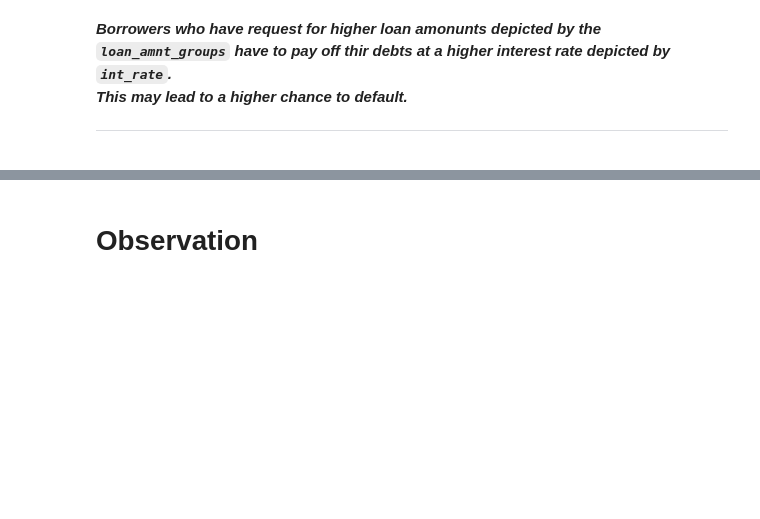
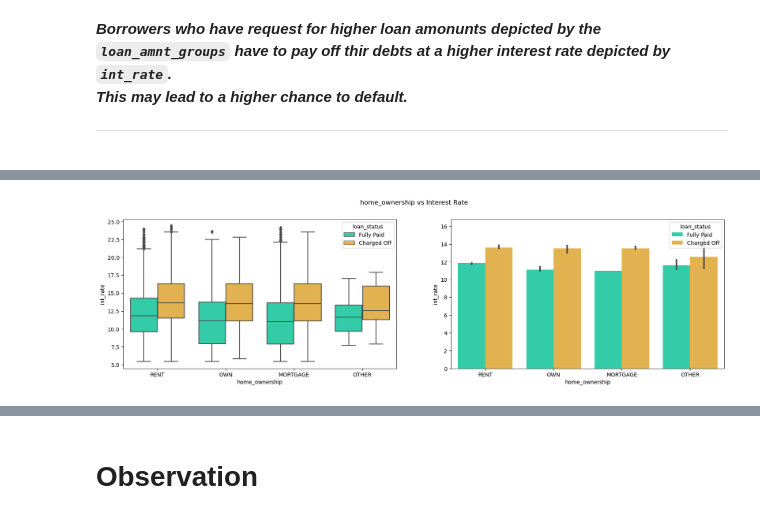
Before and after one commit to howxl/Lending-Club_Case-Study, a Jupyter notebook: LendingClubCaseStudy.ipynb, the cells around one changed output, grey strips where cells are left out. Cells and saved outputs as stored; diff of their text form; code cells hidden in the pictures; blank space fills up the shorter version.

```diff
--- a/LendingClubCaseStudy.ipynb
+++ b/LendingClubCaseStudy.ipynb
@@ -484,0 +541,10 @@ sns.catplot(data =df,y ='int_rate', x ='loan_amnt_groups', hue ='loan_status',pa
+# %%
+plt.figure(figsize=(20,5))
+plt.subplot(121)
+sns.boxplot(x='home_ownership', y='int_rate', hue='loan_status', data=df, palette='turbo')
+plt.subplot(122)
+sns.barplot(x='home_ownership', y='int_rate', hue='loan_status', data=df, estimator=np.median, palette='turbo')
+plt.suptitle('home_ownership vs Interest Rate')
+plt.show()
+# %% [output]
+[figure, added]
```
Also changed, not shown: parts of 29 cells of this notebook, 1 other file.
